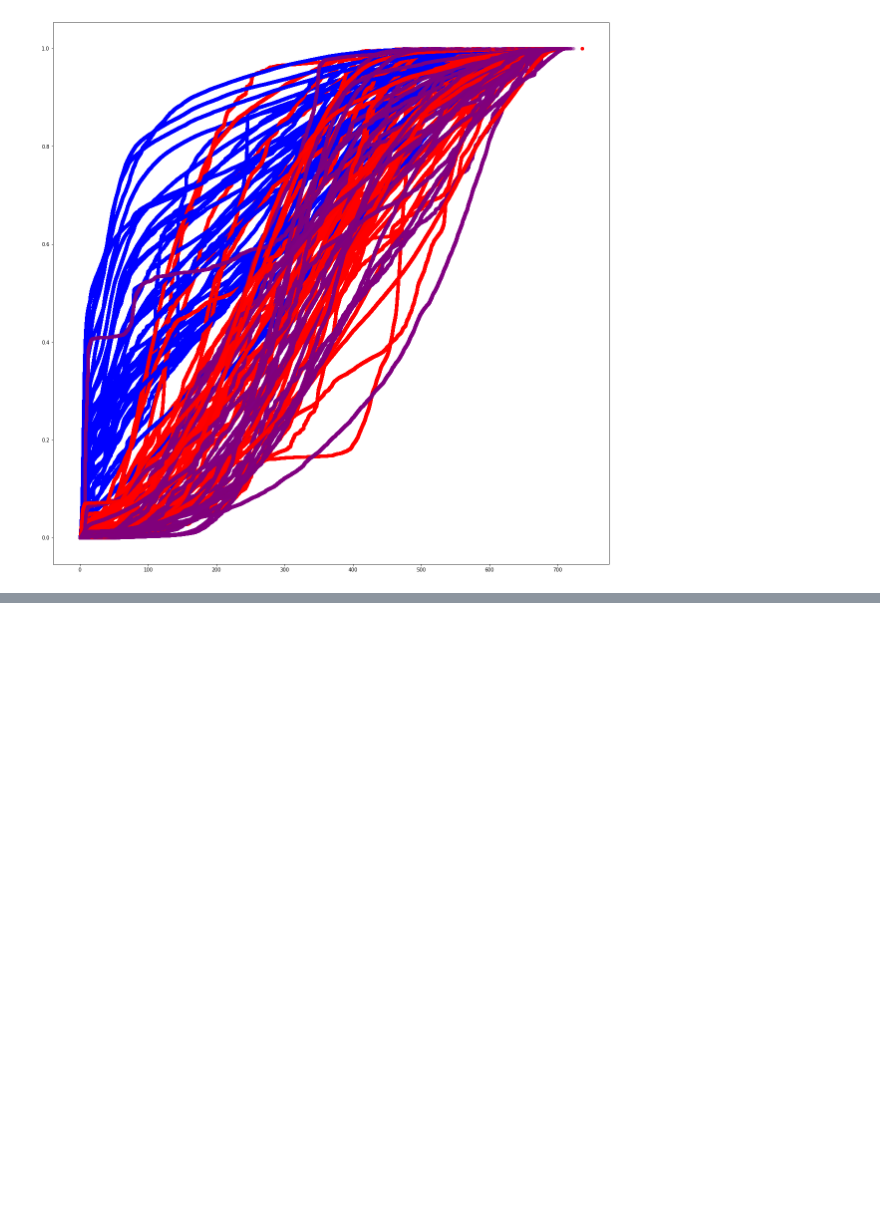
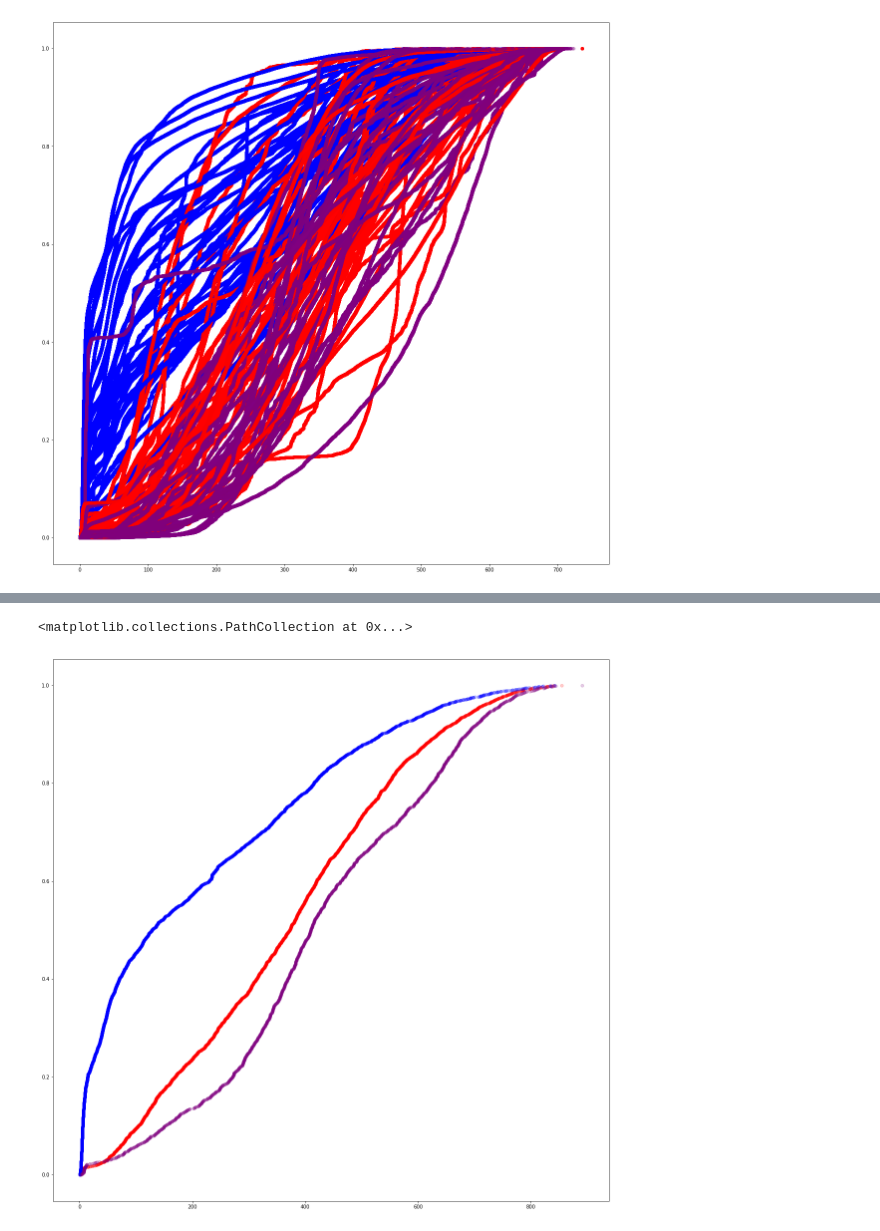
Before and after one commit to Tomnaragon/DCHC_transfer_Experiment, a Jupyter notebook: Deeplabcut_data/Movement_processing.ipynb, the cells around one changed output, grey strips where cells are left out. Drawn from its saved outputs; the diff is of its cells as text; code cells hidden in the pictures; blank space fills up the shorter version.

```diff
--- a/Deeplabcut_data/Movement_processing.ipynb
+++ b/Deeplabcut_data/Movement_processing.ipynb
@@ -406,0 +378,11 @@ for i,df in enumerate(df_list):
+# %%
+platy_set=[]
+scepto_set=[]
+dalotia_set=[]
+for i,df in enumerate(df_list):
+    if metadata['species'].iloc[i] == 'P':
+        platy_set = np.append(platy_set,df['actual distance'].values)
+    if metadata['species'].iloc[i] == 'S':
+        scepto_set = np.append(scepto_set,df['actual distance'].values)
+    if metadata['species'].iloc[i] == 'D':
+        dalotia_set = np.append(dalotia_set,df['actual distance'].values)
@@ -406,0 +393,12 @@ for i,df in enumerate(df_list):
+# %%
+thinning=1000
+plt.figure(figsize=(20,20))
+x_platy,y_platy=ecdf_func(platy_set[::thinning])
+x_scepto,y_scepto=ecdf_func(scepto_set[::thinning])
+x_dalotia,y_dalotia=ecdf_func(dalotia_set[::thinning])
+plt.scatter(x_platy,y_platy,color='red',alpha=0.2)
+plt.scatter(x_scepto,y_scepto,color='blue',alpha=0.2)
+plt.scatter(x_dalotia,y_dalotia,color='purple',alpha=0.2)
+# %% [output]
+<matplotlib.collections.PathCollection at 0x...>
+[figure, added]
```
Also changed, not shown: parts of 14 cells of this notebook.
